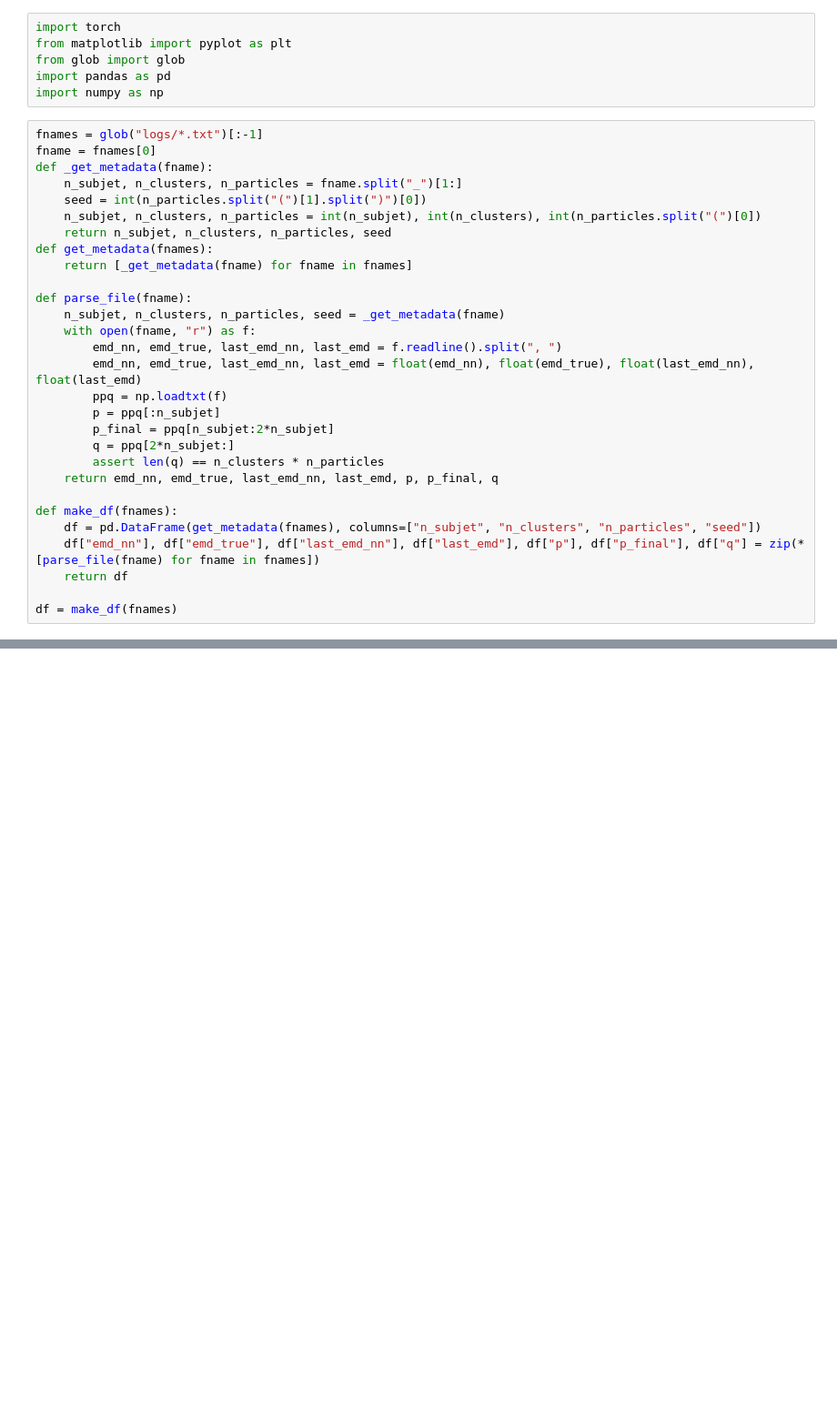
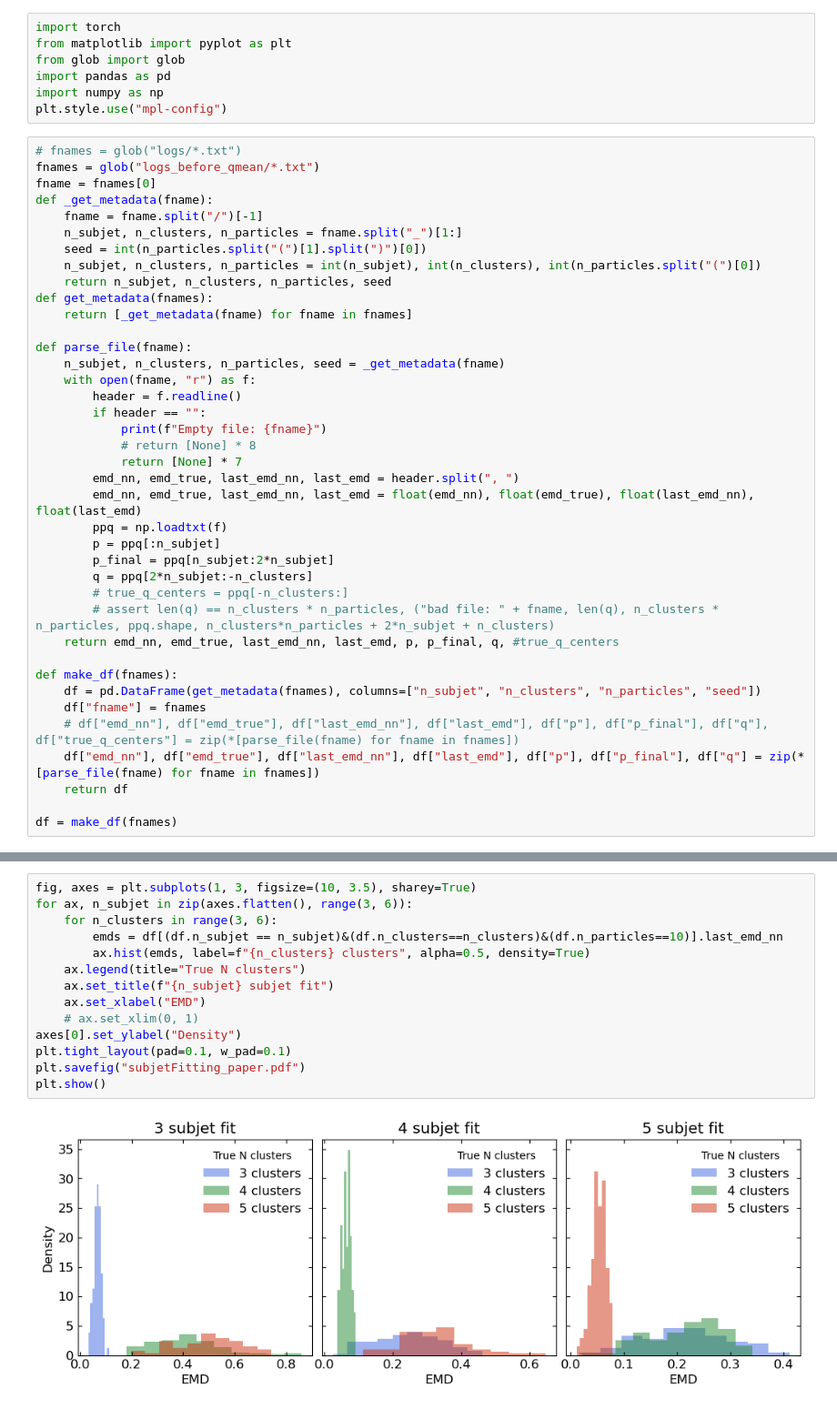
Before and after one commit to okitouni/EnergyMover-Dual, a Jupyter notebook: subjetFitting.ipynb, the cells around one changed output, grey strips where cells are left out. Shown: that part at 91% size. Cells and saved outputs as stored; diff of their text form; blank space fills up the shorter version.

Commit message:
added subjet fits

```diff
--- a/subjetFitting.ipynb
+++ b/subjetFitting.ipynb
@@ -4,10 +4,13 @@ from matplotlib import pyplot as plt
 from glob import glob
 import pandas as pd
 import numpy as np
+plt.style.use("mpl-config")
 # %%
-fnames = glob("logs/*.txt")[:-1]
+# fnames = glob("logs/*.txt")
+fnames = glob("logs_before_qmean/*.txt")
 fname = fnames[0]
 def _get_metadata(fname):
+    fname = fname.split("/")[-1]
     n_subjet, n_clusters, n_particles = fname.split("_")[1:]
     seed = int(n_particles.split("(")[1].split(")")[0])
     n_subjet, n_clusters, n_particles = int(n_subjet), int(n_clusters), int(n_particles.split("(")[0])
@@ -18,17 +21,25 @@ def get_metadata(fnames):
 def parse_file(fname):
     n_subjet, n_clusters, n_particles, seed = _get_metadata(fname)
     with open(fname, "r") as f:
-        emd_nn, emd_true, last_emd_nn, last_emd = f.readline().split(", ")
+        header = f.readline()
+        if header == "":
+            print(f"Empty file: {fname}")
+            # return [None] * 8
+            return [None] * 7
+        emd_nn, emd_true, last_emd_nn, last_emd = header.split(", ")
         emd_nn, emd_true, last_emd_nn, last_emd = float(emd_nn), float(emd_true), float(last_emd_nn), float(last_emd)
         ppq = np.loadtxt(f)
         p = ppq[:n_subjet]
         p_final = ppq[n_subjet:2*n_subjet]
-        q = ppq[2*n_subjet:]
-        assert len(q) == n_clusters * n_particles
-    return emd_nn, emd_true, last_emd_nn, last_emd, p, p_final, q
+        q = ppq[2*n_subjet:-n_clusters]
+        # true_q_centers = ppq[-n_clusters:]
+        # assert len(q) == n_clusters * n_particles, ("bad file: " + fname, len(q), n_clusters * n_particles, ppq.shape, n_clusters*n_particles + 2*n_subjet + n_clusters)
+    return emd_nn, emd_true, last_emd_nn, last_emd, p, p_final, q, #true_q_centers
 
 def make_df(fnames):
     df = pd.DataFrame(get_metadata(fnames), columns=["n_subjet", "n_clusters", "n_particles", "seed"])
+    df["fname"] = fnames
+    # df["emd_nn"], df["emd_true"], df["last_emd_nn"], df["last_emd"], df["p"], df["p_final"], df["q"], df["true_q_centers"] = zip(*[parse_file(fname) for fname in fnames])
     df["emd_nn"], df["emd_true"], df["last_emd_nn"], df["last_emd"], df["p"], df["p_final"], df["q"] = zip(*[parse_file(fname) for fname in fnames])
     return df
 
@@ -35,0 +49,16 @@ df = make_df(fnames)
+# %%
+fig, axes = plt.subplots(1, 3, figsize=(10, 3.5), sharey=True)
+for ax, n_subjet in zip(axes.flatten(), range(3, 6)):
+    for n_clusters in range(3, 6):
+        emds = df[(df.n_subjet == n_subjet)&(df.n_clusters==n_clusters)&(df.n_particles==10)].last_emd_nn
+        ax.hist(emds, label=f"{n_clusters} clusters", alpha=0.5, density=True)
+    ax.legend(title="True N clusters")
+    ax.set_title(f"{n_subjet} subjet fit")
+    ax.set_xlabel("EMD")
+    # ax.set_xlim(0, 1)
+axes[0].set_ylabel("Density")
+plt.tight_layout(pad=0.1, w_pad=0.1)
+plt.savefig("subjetFitting_paper.pdf")
+plt.show()
+# %% [output]
+[figure, added]
```
Also changed, not shown: parts of 9 cells of this notebook, 2 other files.
